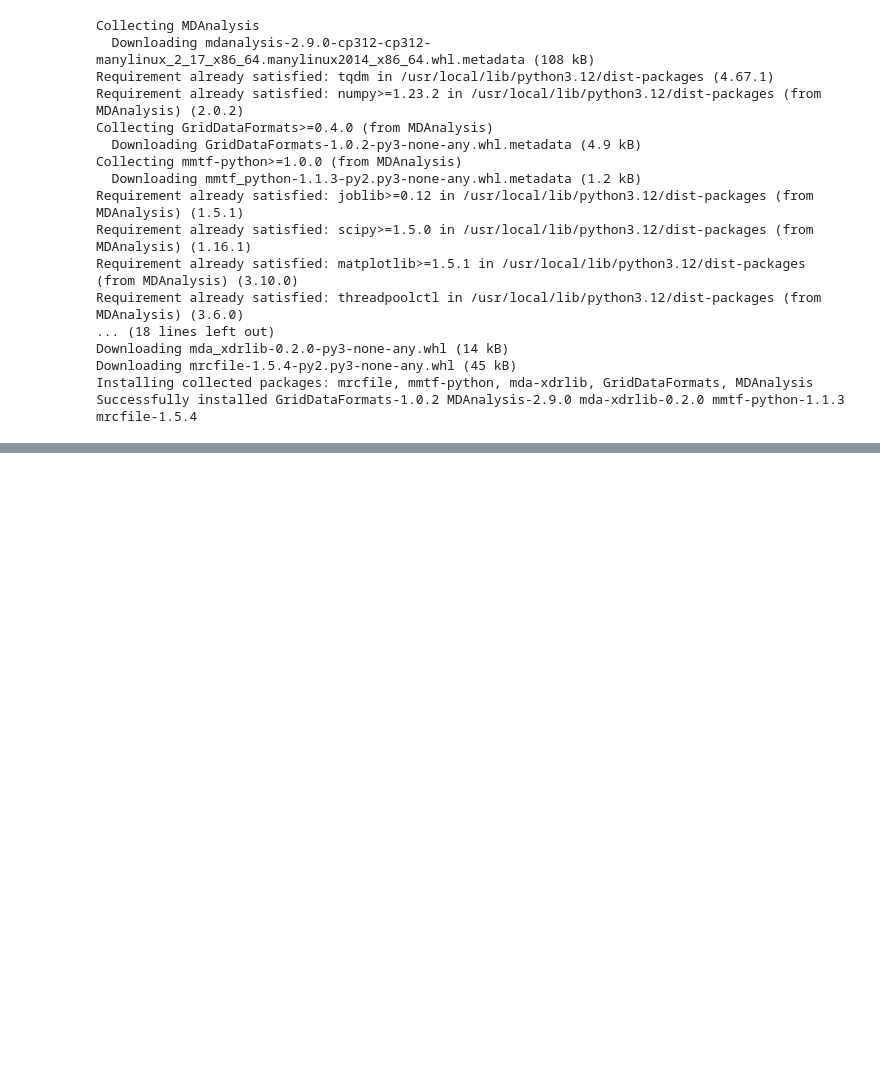
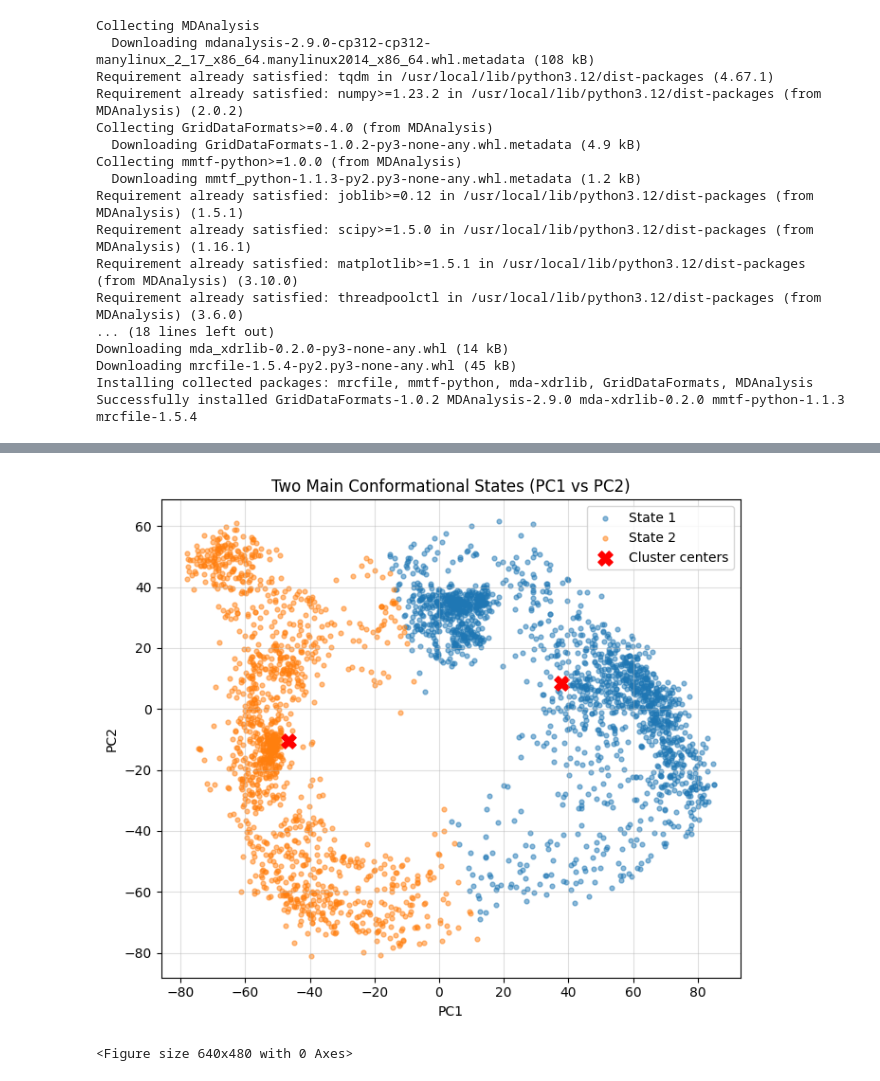
Before and after one commit to DrFrank25/Syndecan_4-Ag73, a Jupyter notebook: PCA_analysis.ipynb, the cells around one changed output, grey strips where cells are left out. Drawn from its saved outputs; the diff is of its cells as text; code cells hidden in the pictures; blank space fills up the shorter version.

```diff
--- a/PCA_analysis.ipynb
+++ b/PCA_analysis.ipynb
@@ -105,0 +204,35 @@ print("PCA analysis completed!")
+# %%
+import numpy as np
+import matplotlib.pyplot as plt
+from sklearn.cluster import KMeans
+
+# proj is the PCA projection array (N x 2: columns are PC1 and PC2)
+
+# === Cluster into 2 states ===
+kmeans = KMeans(n_clusters=2, random_state=42, n_init=10)
+labels = kmeans.fit_predict(proj[:, :2])
+
+# Cluster centers
+centers = kmeans.cluster_centers_
+
+# === Plot filtered states ===
+plt.figure(figsize=(7,6))
+for i in range(2):
+    mask = labels == i
+    plt.scatter(proj[mask,0], proj[mask,1],
+                s=12, alpha=0.5, label=f"State {i+1}")
+
+# Highlight cluster centers
+plt.scatter(centers[:,0], centers[:,1], c="red", s=120, marker="X", label="Cluster centers")
+
+plt.xlabel("PC1")
+plt.ylabel("PC2")
+plt.title("Two Main Conformational States (PC1 vs PC2)")
+plt.legend()
+plt.grid(True, alpha=0.4)
+plt.tight_layout()
+plt.show()
+plt.savefig("PCA_two_states.png", dpi=600, bbox_inches="tight")
+# %% [output]
+[figure, added]
+<Figure size 640x480 with 0 Axes>
```
Also changed, not shown: parts of 15 cells of this notebook.
